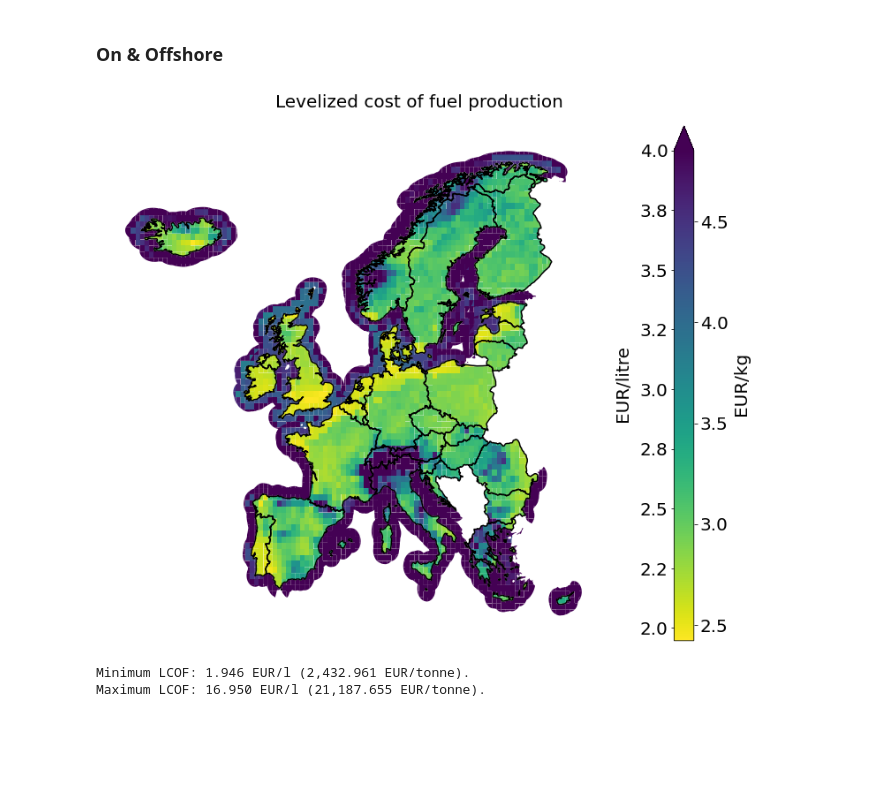
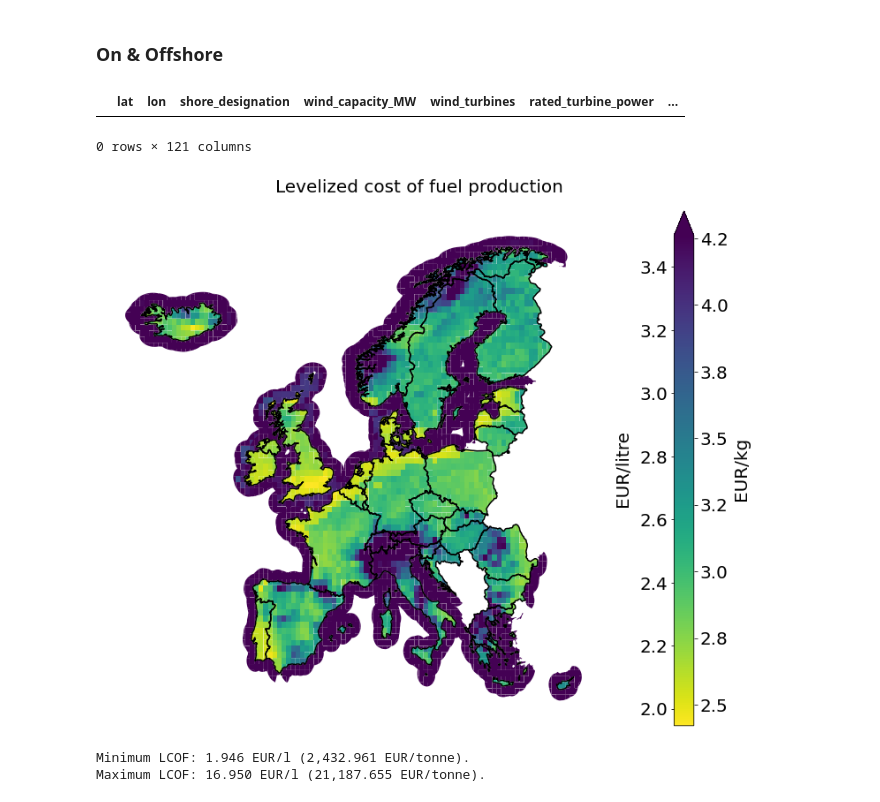
Before and after one commit to kwdseymour/EuroSAFs, a Jupyter notebook: scripts/analysis/lcof_maps.ipynb, the cells around one changed output. Saved outputs shown, nothing was run; the diff lists cells and outputs as text; code cells hidden in the pictures; blank space fills up the shorter version.

```diff
--- a/scripts/analysis/lcof_maps.ipynb
+++ b/scripts/analysis/lcof_maps.ipynb
@@ -32,13 +32,18 @@ merge_cols.remove('geometry')
 ## 2020
 # %% [markdown]
 ### On & Offshore
+# %%
+data_2020.loc[(data_2020.country==country)&(data_2020.shore_designation=='offshore')]
+# %% [output]
+|  | lat | lon | shore_designation | wind_capacity_MW | wind_turbines | rated_turbine_power | ... |
+0 rows × 121 columns
 # %%
 year = '2020'
 data_2020 = pd.read_csv(os.path.join(results_paths,f'{year}.csv'))
 data_2020_geo = gpd.GeoDataFrame(data_2020.drop(columns=['geometry'])).merge(europe_grid,on=merge_cols,how='left')
 
 kerosene_density = 0.804 # [kg/L]
-vmin,vmax = data_2020_geo.LCOF_liter.min(),4
+vmin,vmax = data_2020_geo.LCOF_liter.min(),3.5
 
 countries = data_2020.country.unique()
 figheight = 12
@@ -60,35 +65,35 @@ europe_grid, europe_borders = load_base_maps()
 borders = europe_borders.loc[europe_borders.country.isin(countries)].copy()
 cmap = 'viridis_r'
 
 l_kwds = legend_kwds={'extend':'max','orientation':'vertical'}
 l_kwds.pop('bbox_to_anchor',None)
 l_kwds.pop('fontsize',None)
 
 df.plot(column='LCOF_liter',legend=True,cmap=cmap,vmin=vmin,vmax=vmax,missing_kwds=None,legend_kwds=l_kwds,cax=axes[-1],ax=axes[0])
 
 borders.boundary.plot(color='k',ax=axes[0])
 axes[0].axis('off')
 # axes[0].text(.4,.9,'2020',fontsize=fontsize,horizontalalignment='center',transform=axes[0].transAxes)
 # axes[0].set_title('Levelized cost of fuel production',fontsize=fontsize)
 fig.suptitle('Levelized cost of fuel production',y=.8,x=.54,verticalalignment='bottom',fontsize=fontsize)
 
 cb_ax = axes[-1]
 cb_ax.tick_params(labelsize=fontsize)
 
 cb_ax.set_ylabel('EUR/litre',labelpad=-90,fontsize=fontsize)
 cb_ax.yaxis.set_major_formatter(FormatStrFormatter('%.1f'))
 pos = cb_ax.get_position()
 cb_ax_2 = cb_ax.twinx()
 cb_ax_2.set_ylabel('EUR/kg',fontsize=fontsize,labelpad=5)
 cb_ax_2.set_ylim((vmin/kerosene_density,vmax/kerosene_density))
 cb_ax_2.tick_params(labelsize=fontsize)
 cb_ax_2.yaxis.set_major_formatter(FormatStrFormatter('%.1f'))
 for spine in cb_ax_2.spines.values():
     spine.set_visible(False)
 
-plt.savefig('../../gfx/2020_LCOF_map.png',bbox_inches='tight',dpi=400)
+# plt.savefig('../../gfx/2020_LCOF_map.png',bbox_inches='tight',dpi=400)
 # %% [output]
-[figure, old version]
+[figure, new version]
 # %%
 print(f'Minimum LCOF: {data_2020_geo.LCOF_liter.min():.3f} EUR/l ({data_2020_geo.LCOF_liter.min()/0.8*1e3:,.3f} EUR/tonne).')
 print(f'Maximum LCOF: {data_2020_geo.LCOF_liter.max():.3f} EUR/l ({data_2020_geo.LCOF_liter.max()/0.8*1e3:,.3f} EUR/tonne).')
```
Also changed, not shown: parts of 4 cells of this notebook, 33 other files.
